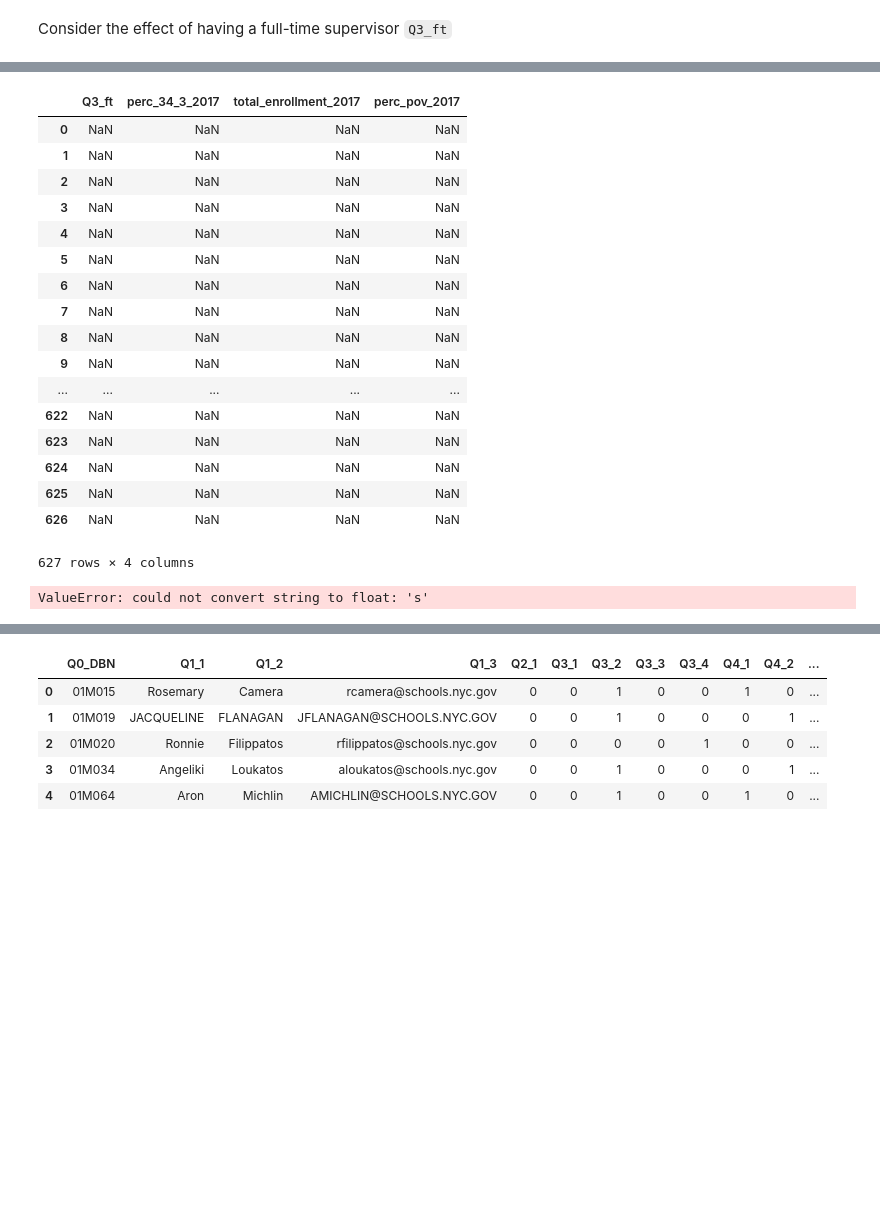
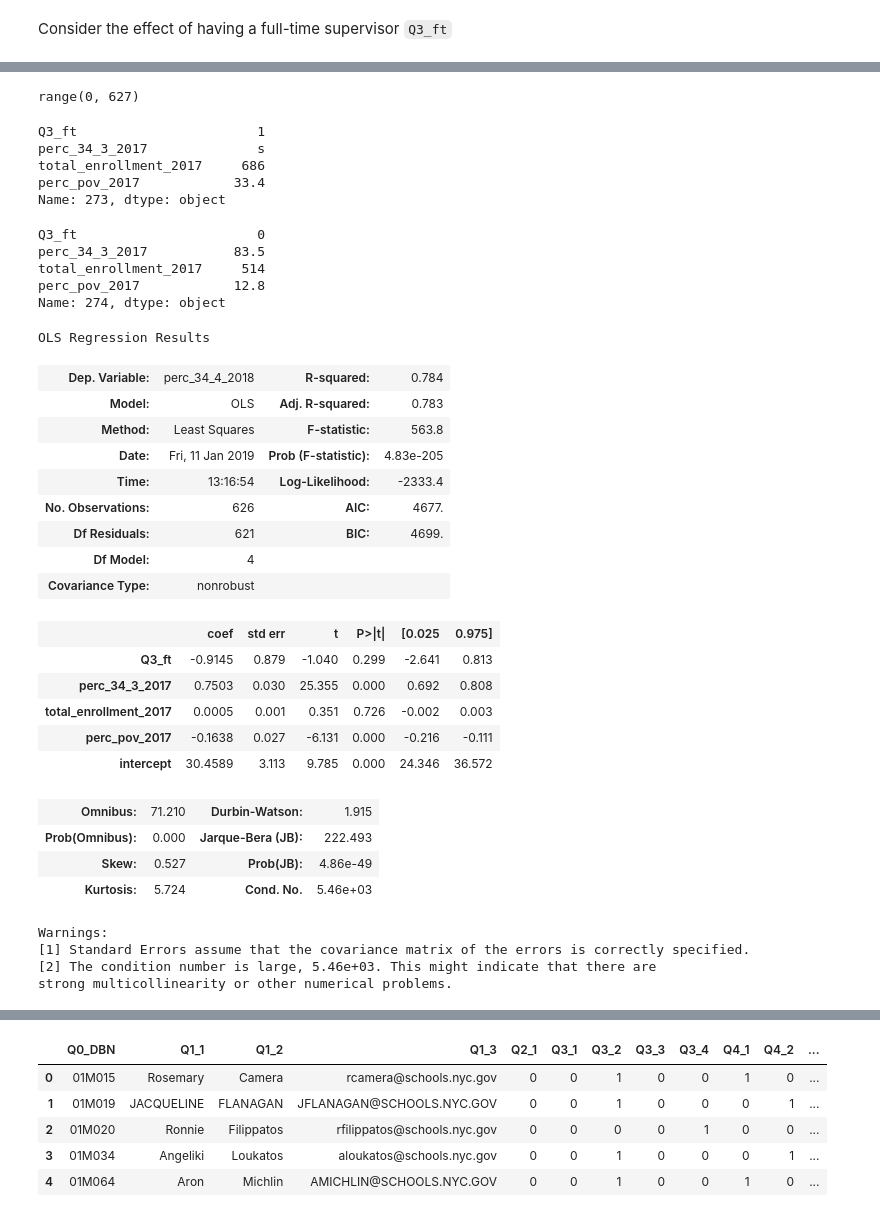
Before and after one commit to Ecboxer/art_education, a Jupyter notebook: merged.ipynb, the cells around one changed output, grey strips where cells are left out. Cells and saved outputs as stored; diff of their text form; code cells hidden in the pictures; blank space fills up the shorter version.

```diff
--- a/merged.ipynb
+++ b/merged.ipynb
@@ -303,21 +304,12 @@ Some entry is 's'
-# %%
-X[X == 's']
-# %% [output]
-|  | Q3_ft | perc_34_3_2017 | total_enrollment_2017 | perc_pov_2017 |
-| 0 | NaN | NaN | NaN | NaN |
-| 1 | NaN | NaN | NaN | NaN |
-| 2 | NaN | NaN | NaN | NaN |
-| 3 | NaN | NaN | NaN | NaN |
-| 4 | NaN | NaN | NaN | NaN |
-| 5 | NaN | NaN | NaN | NaN |
-| 6 | NaN | NaN | NaN | NaN |
-| 7 | NaN | NaN | NaN | NaN |
-| 8 | NaN | NaN | NaN | NaN |
-| 9 | NaN | NaN | NaN | NaN |
-| ... | ... | ... | ... | ... |
-| 622 | NaN | NaN | NaN | NaN |
-| 623 | NaN | NaN | NaN | NaN |
-| 624 | NaN | NaN | NaN | NaN |
-| 625 | NaN | NaN | NaN | NaN |
-| 626 | NaN | NaN | NaN | NaN |
-627 rows × 4 columns
+# %%
+range(X.shape[0])
+# %% [output]
+range(0, 627)
+# %%
+X.iloc[273,:]
+# %% [output]
+Q3_ft                       1
+perc_34_3_2017              s
+total_enrollment_2017     686
+perc_pov_2017            33.4
+Name: 273, dtype: object
@@ -324,5 +319,38 @@ X[X == 's']
+# %%
+X.iloc[273,:]
+# %% [output]
+Q3_ft                       0
+perc_34_3_2017           83.5
+total_enrollment_2017     514
+perc_pov_2017            12.8
+Name: 274, dtype: object
 # %%
-model = OLS(Y, X.astype(float))
-#results = model.fit()
+X['intercept'] = 1
+model = OLS(Y.astype(float), X.astype(float))
+results = model.fit()
+results.summary()
 # %% [output]
-ValueError: could not convert string to float: 's'
+OLS Regression Results
+| Dep. Variable: | perc_34_4_2018 | R-squared: | 0.784 |
+| Model: | OLS | Adj. R-squared: | 0.783 |
+| Method: | Least Squares | F-statistic: | 563.8 |
+| Date: | Fri, 11 Jan 2019 | Prob (F-statistic): | 4.83e-205 |
+| Time: | 13:16:54 | Log-Likelihood: | -2333.4 |
+| No. Observations: | 626 | AIC: | 4677. |
+| Df Residuals: | 621 | BIC: | 4699. |
+| Df Model: | 4 |  |  |
+| Covariance Type: | nonrobust |  |  |
+|  | coef | std err | t | P>|t| | [0.025 | 0.975] |
+| Q3_ft | -0.9145 | 0.879 | -1.040 | 0.299 | -2.641 | 0.813 |
+| perc_34_3_2017 | 0.7503 | 0.030 | 25.355 | 0.000 | 0.692 | 0.808 |
+| total_enrollment_2017 | 0.0005 | 0.001 | 0.351 | 0.726 | -0.002 | 0.003 |
+| perc_pov_2017 | -0.1638 | 0.027 | -6.131 | 0.000 | -0.216 | -0.111 |
+| intercept | 30.4589 | 3.113 | 9.785 | 0.000 | 24.346 | 36.572 |
+| Omnibus: | 71.210 | Durbin-Watson: | 1.915 |
+| Prob(Omnibus): | 0.000 | Jarque-Bera (JB): | 222.493 |
+| Skew: | 0.527 | Prob(JB): | 4.86e-49 |
+| Kurtosis: | 5.724 | Cond. No. | 5.46e+03 |
+Warnings:
+[1] Standard Errors assume that the covariance matrix of the errors is correctly specified.
+[2] The condition number is large, 5.46e+03. This might indicate that there are
+strong multicollinearity or other numerical problems.
```
Also changed, not shown: parts of 10 cells of this notebook, 1 other file.
